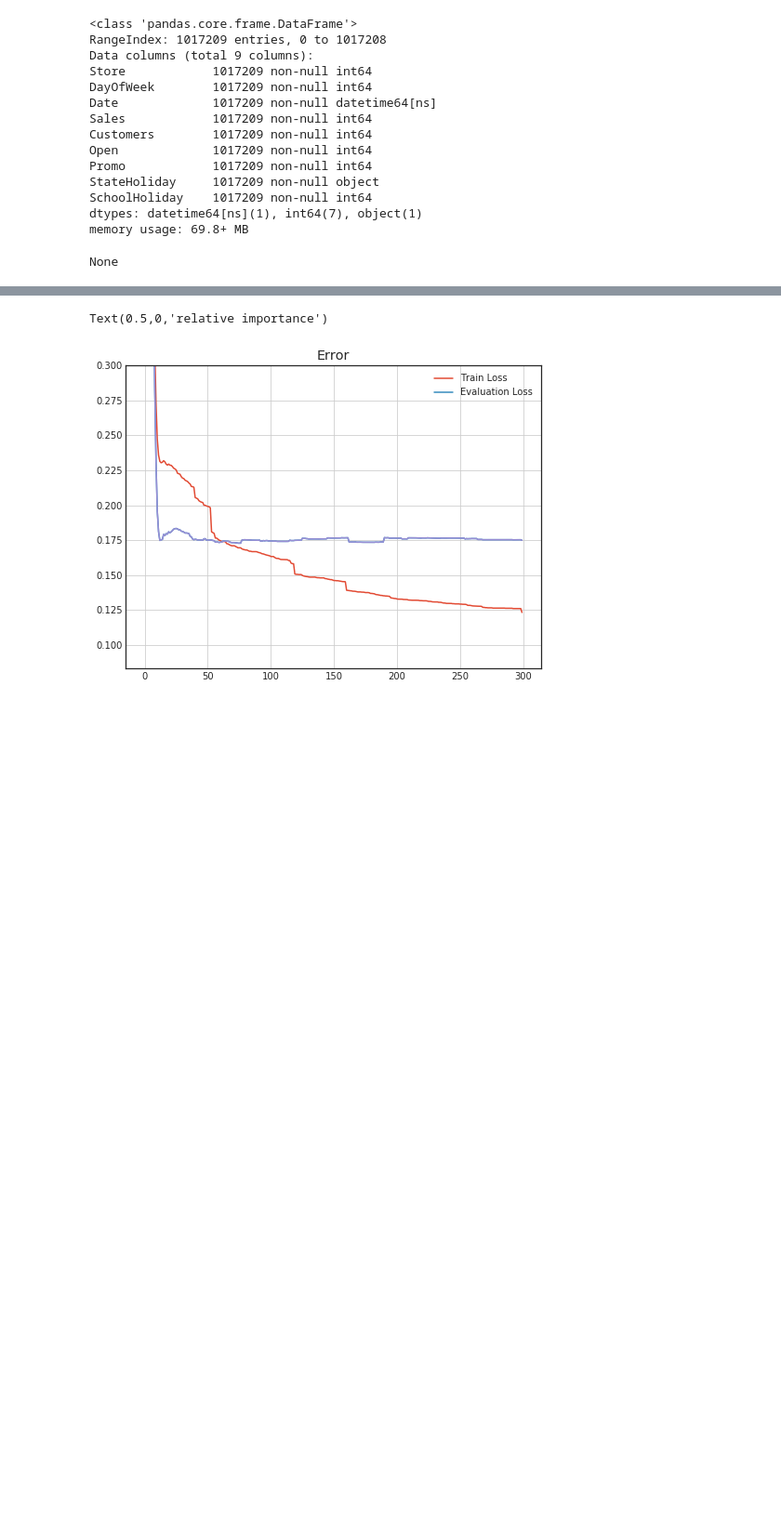
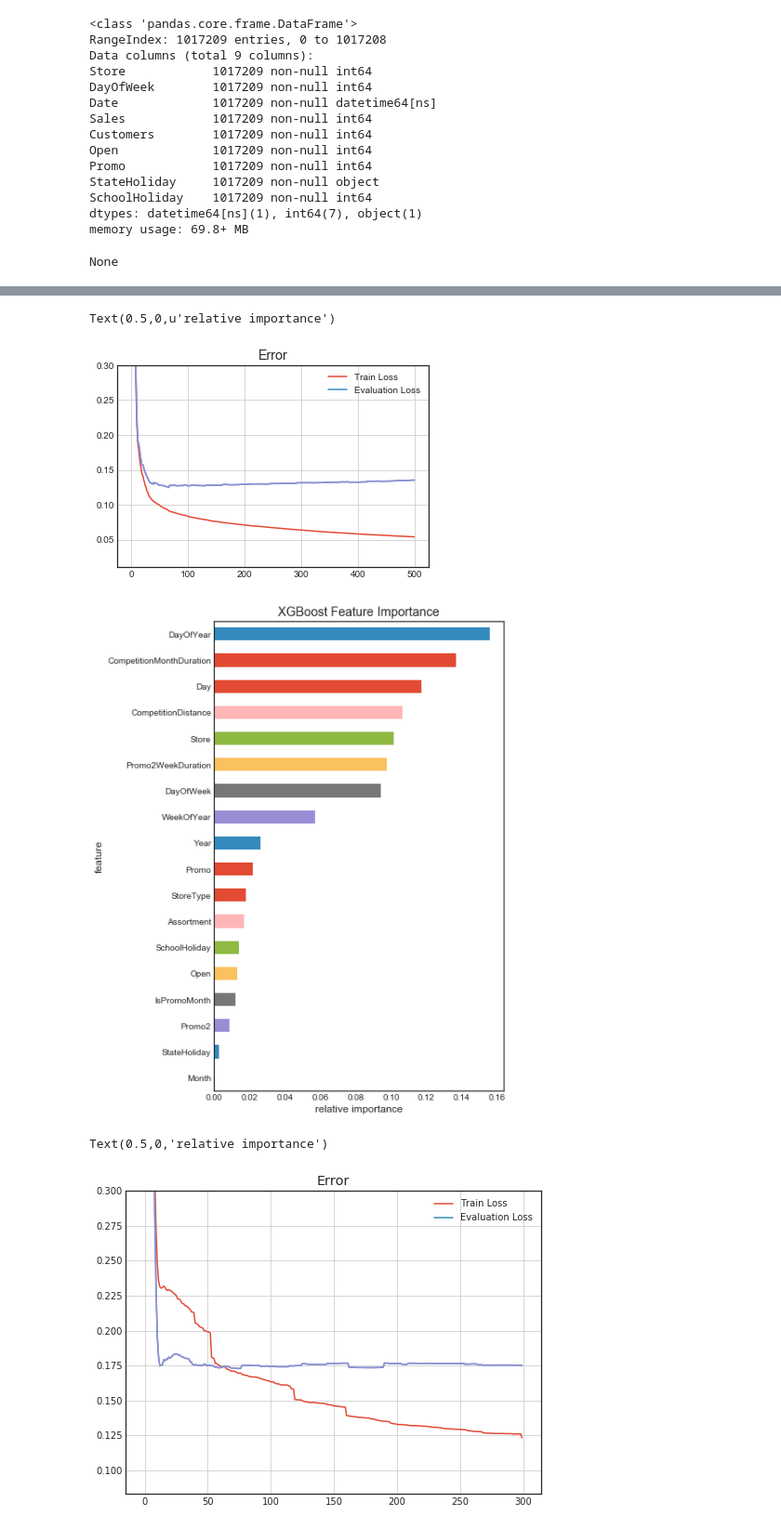
Before and after one commit to roysakura/MLND-projects, a Jupyter notebook: final_project/rossmann/Rossmann Forecast.ipynb, the cells around one changed output, grey strips where cells are left out. Shown at 93% size. Drawn from its saved outputs; the diff is of its cells as text; code cells hidden in the pictures; blank space fills up the shorter version.

```diff
--- a/final_project/rossmann/Rossmann Forecast.ipynb
+++ b/final_project/rossmann/Rossmann Forecast.ipynb
@@ -978,0 +1017,3 @@ None
+# %%
+train_data = build_features(org_train_data)
+display(train_data.columns)
@@ -987,15 +1102,17 @@ dvalid = xgb.DMatrix(val_data[features], np.log(val_data["Sales"] + 1))
 dtest = xgb.DMatrix(test[features])
 watchlist = [(dvalid, 'eval'), (dtrain, 'train')]
 params = {"objective": "reg:linear",
-          "eta": 0.1,
+          "booster" : "gbtree",
+          "eta": 0.3,
           "max_depth": 10,
-          "subsample": 0.5,
-          "colsample_bytree": 0.8,
-          "min_child_weight":10,
-          "seed":30,
+          "subsample": 0.4,
+          "colsample_bytree": 0.95,
+          "min_child_weight":9,
+          "reg_alpha":0,
+          "seed":31,
           "silent": 1
           }
-num_trees = 300
+num_trees = 500
 res = {}
 gbm = xgb.train(params, dtrain, num_trees, evals=watchlist, early_stopping_rounds=50, feval=rmspe, verbose_eval=True,evals_result=res)
 
@@ -1083,3 +1200,6 @@ Will train until train-rmspe hasn't improved in 50 rounds.
+Text(0.5,0,u'relative importance')
+[figure, added]
+[figure, added]
 # %%
 # XGB feature importances
 # Based on https://www.kaggle.com/mmueller/liberty-mutual-group-property-inspection-prediction/xgb-feature-importance-python/code
```
Also changed, not shown: parts of 10 cells of this notebook.
